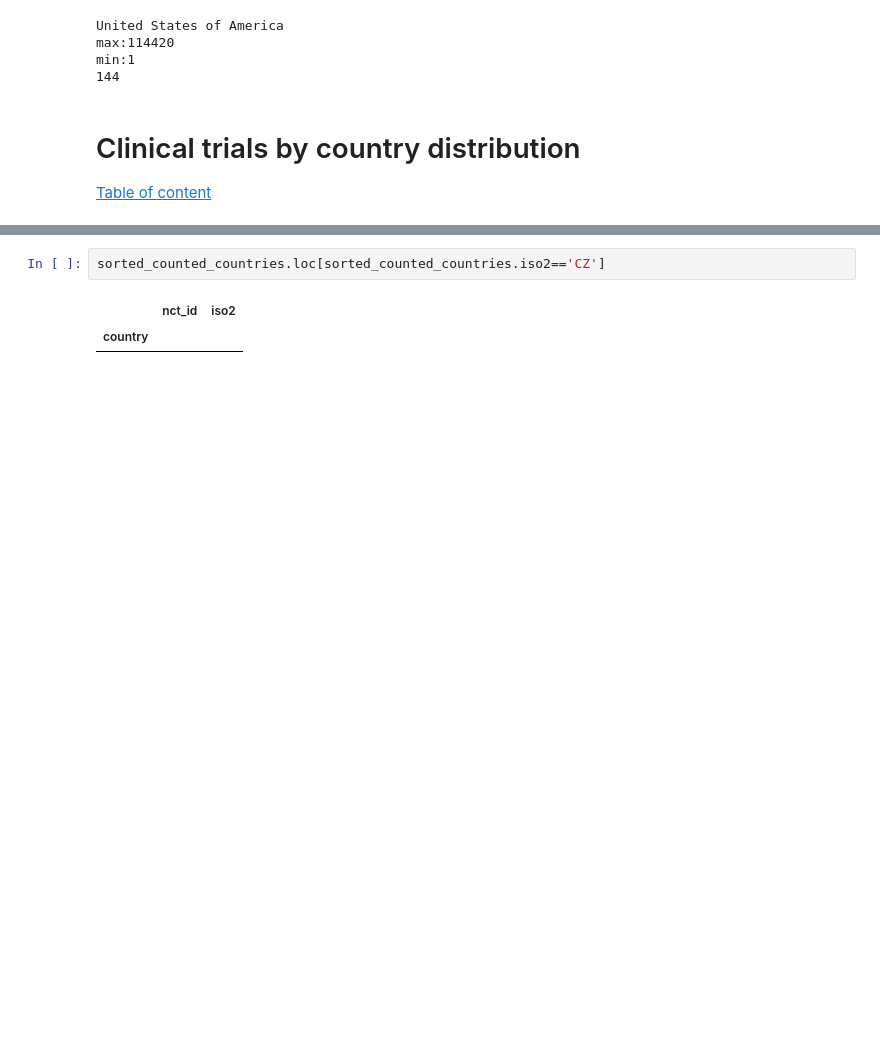
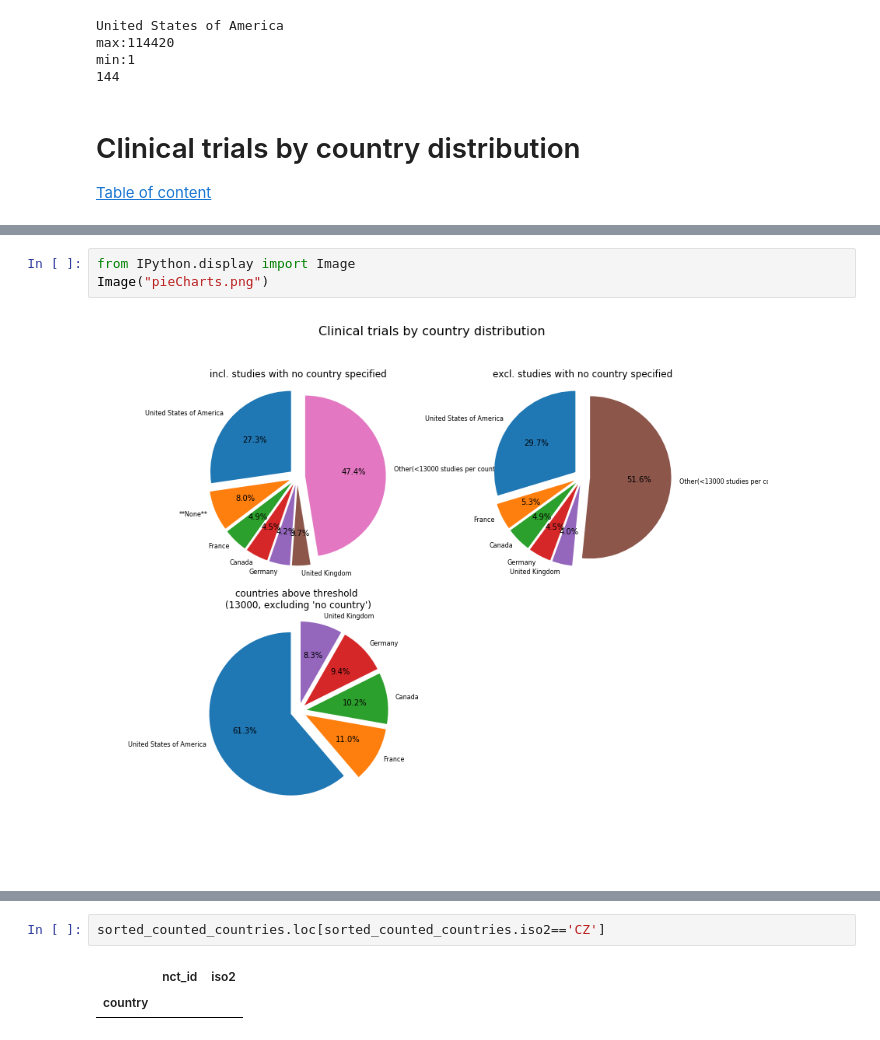
Before and after one commit to vaal12/FDA-clinical-studies-review, a Jupyter notebook: FDA_Countries_analysis.ipynb, the cells around one changed output, grey strips where cells are left out. Drawn from its saved outputs; the diff is of its cells as text; blank space fills up the shorter version.

```diff
--- a/FDA_Countries_analysis.ipynb
+++ b/FDA_Countries_analysis.ipynb
@@ -137,4 +136,9 @@ interact(updateGraphBasedOnThreshold, threshold=widgets.IntSlider(min=0,max=6000
 # %% [output]
 interactive(children=(IntSlider(value=20000, description='threshold', max=60000, step=1000), Output()), _dom_c…
+# %%
+from IPython.display import Image
+Image("pieCharts.png")
+# %% [output]
+[figure, added]
 # %%
 %run country_codes_conversion.py
```
Also changed, not shown: parts of 9 cells of this notebook, 30 other files.
